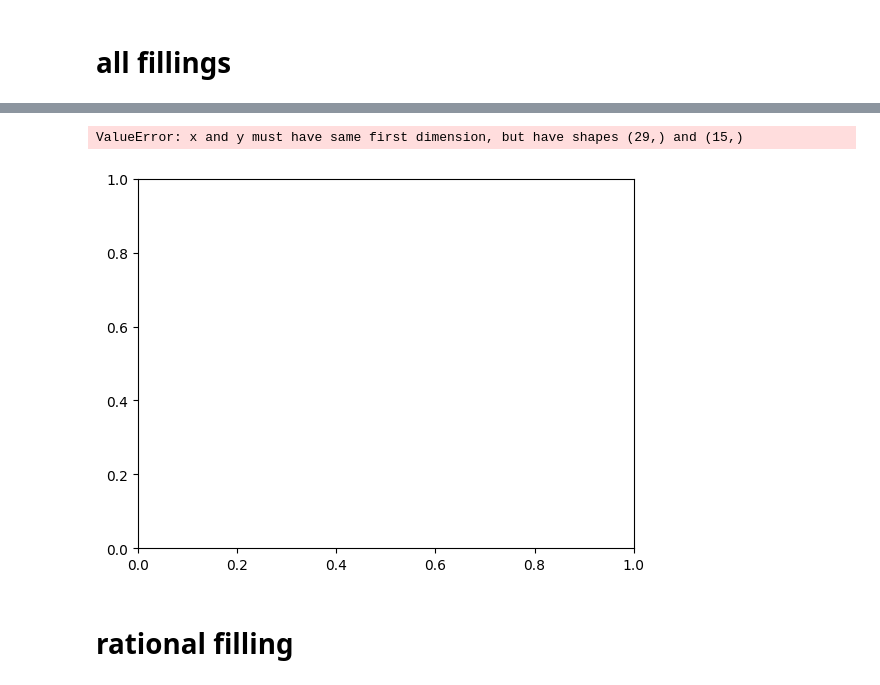
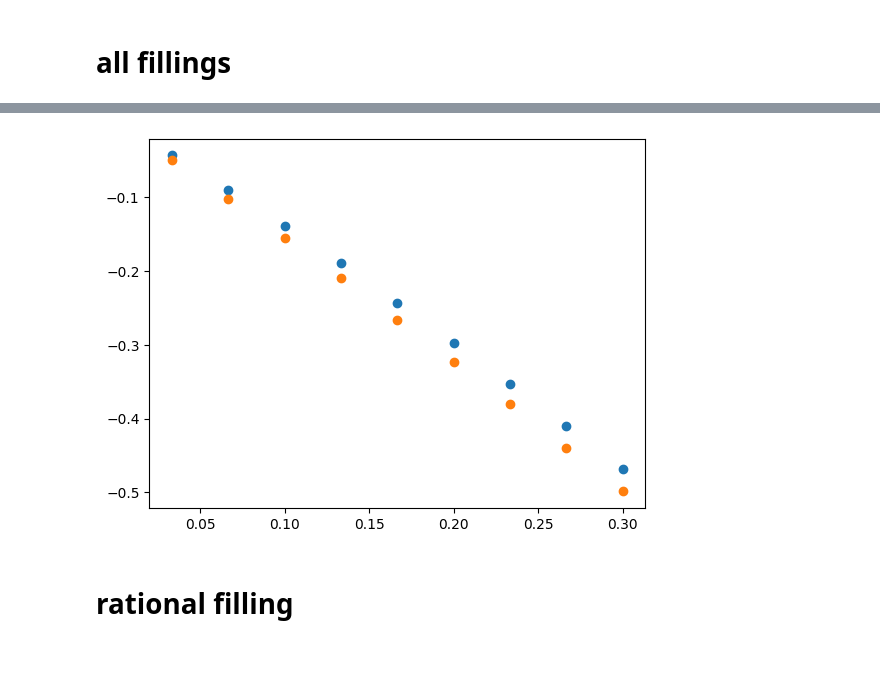
Before and after one commit to ScoomenstheMumens/Numerical-Methods-for-Physics, a Jupyter notebook: DMRG/finite_system_phase_diagy.ipynb, the cells around one changed output, grey strips where cells are left out. Drawn from its saved outputs; the diff is of its cells as text; code cells hidden in the pictures; blank space fills up the shorter version.

Commit message:
added lines in phase diagram

```diff
--- a/DMRG/finite_system_phase_diagy.ipynb
+++ b/DMRG/finite_system_phase_diagy.ipynb
@@ -287,33 +288,34 @@ class bose_Hubbard:
 # %%
 U = 1
 mu = 0
-Js = np.linspace(0,0.3,15)
+Js = np.linspace(0,0.3,10)
 
 N_max = 4
 L = 20
 m = 10
 m_sweep =[10]
 
-fillings = [2, 3/2]
+filling = 1/4
+g = 10
 
-delta_E_p = [[],[]]
-delta_E_m = [[],[]]
+delta_E_p = []
+delta_E_m = []
 X = []
 # %%
-for i, filling in enumerate(fillings):
-    for J in Js:
-        try:
-            my_DMRG = bose_Hubbard(N_max, J, mu, U, filling=filling)
-            ensL, _ = my_DMRG.finite_system_algorithm(L, m, m_sweep)
-            my_DMRG = bose_Hubbard(N_max, J, mu, U, filling=filling+1/L)
-            ensLp, _ = my_DMRG.finite_system_algorithm(L, m, m_sweep)
-            my_DMRG = bose_Hubbard(N_max, J, mu, U, filling=filling-1/L)
-            ensLm, _ = my_DMRG.finite_system_algorithm(L, m, m_sweep)
+#for i, filling in enumerate(fillings):
+for J in Js:
+    try:
+        my_DMRG = bose_Hubbard(N_max, J, mu, U, filling=filling, g=g)
+        ensL, _ = my_DMRG.finite_system_algorithm(L, m, m_sweep)
+        my_DMRG = bose_Hubbard(N_max, J, mu, U, filling=filling+1/L, g=g)
+        ensLp, _ = my_DMRG.finite_system_algorithm(L, m, m_sweep)
+        my_DMRG = bose_Hubbard(N_max, J, mu, U, filling=filling-1/L, g=g)
+        ensLm, _ = my_DMRG.finite_system_algorithm(L, m, m_sweep)
 
-            delta_E_p[i].append(ensLp[-1] - ensL[-1])
-            delta_E_m[i].append(ensL[-1] - ensLm[-1])
-            X.append(J)
-        except:
-            pass
+        delta_E_p.append(ensLp[-1] - ensL[-1])
+        delta_E_m.append(ensL[-1] - ensLm[-1])
+        X.append(J)
+    except:
+        pass
 # %% [output]
 9 + 9 = 18
@@ -328,9 +333,7 @@ E/L = -0.1310365676554148
 # %%
-for i in range(len(delta_E_m)):
-    plt.plot(X, delta_E_p[i], "o")
-    plt.plot(X, delta_E_m[i], "o")
+plt.plot(X, delta_E_p, "o")
+plt.plot(X, delta_E_m, "o")
 plt.show()
 # %% [output]
-ValueError: x and y must have same first dimension, but have shapes (29,) and (15,)
-[figure, old version]
+[figure, new version]
 # %%
```
Also changed, not shown: parts of 5 cells of this notebook, 5 other files.
